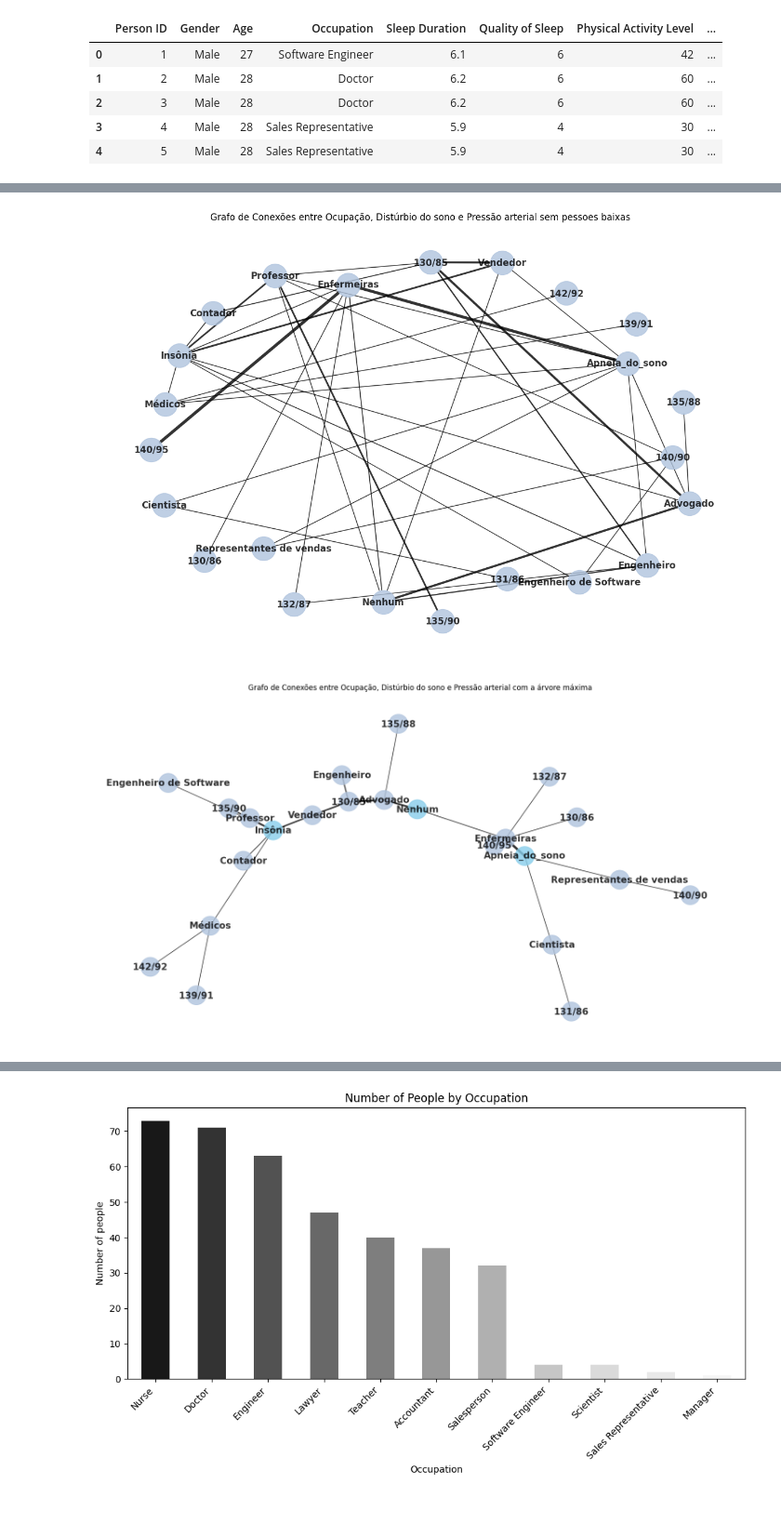
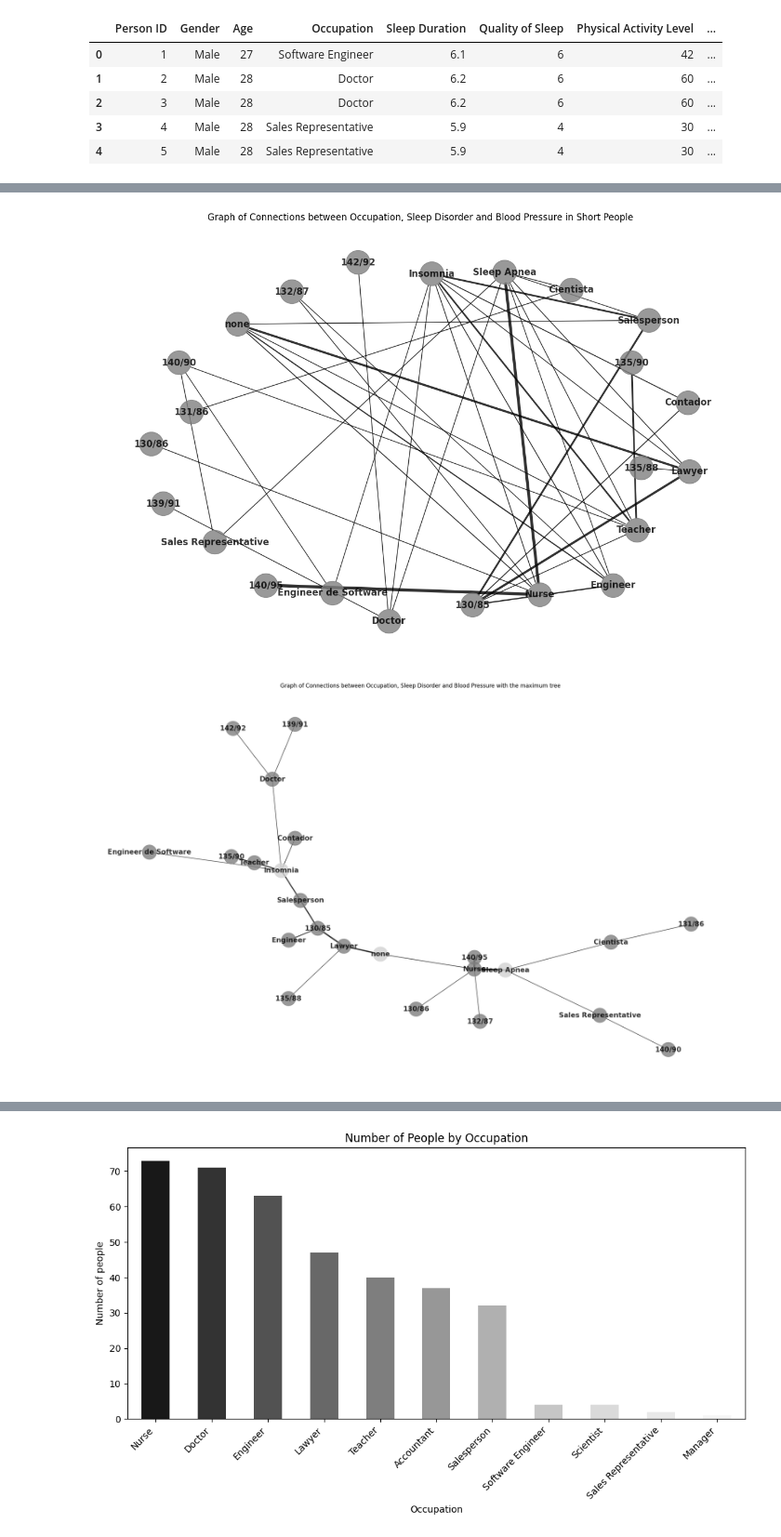
Before and after one commit to Letolsilva/AEDS-Graph-analysis-and-Sleep-disorders, a Jupyter notebook: grafos2.ipynb, the cells around one changed output, grey strips where cells are left out. Shown at 93% size. Drawn from its saved outputs; the diff is of its cells as text; code cells hidden in the pictures; blank space fills up the shorter version.

```diff
--- a/grafos2.ipynb
+++ b/grafos2.ipynb
@@ -170,8 +168,5 @@ plt.show()
 # %%
 #Grafo sem as pressoes baixas
-import networkx as nx
-import matplotlib.pyplot as plt
-
 file_path = 'Data/SemPressaoBaixa.csv'
 SemPressaoBaixa = pd.read_csv(file_path)
 grafoSemPressaoBaixa = nx.Graph()
@@ -188,39 +183,38 @@ edge_widths = calculate_edge_widths(grafoSemPressaoBaixa)
 
 plt.figure(figsize=(12, 8))
 pos = nx.fruchterman_reingold_layout(grafoSemPressaoBaixa, k=10)
-nx.draw(grafoSemPressaoBaixa, pos, with_labels=True, node_size=1000, node_color='lightsteelblue', font_weight='bold', font_size=12, alpha=0.8,width=edge_widths, edge_color='black', arrows=True)
-#edge_labels = nx.get_edge_attributes(grafoSemPressaoBaixa, 'weight')
-#nx.draw_networkx_edge_labels(grafoSemPressaoBaixa, pos, edge_labels=edge_labels)
-plt.title('Grafo de Conexões entre Ocupação, Distúrbio do sono e Pressão arterial sem pessoes baixas')
+nx.draw(grafoSemPressaoBaixa, pos, with_labels=True, node_size=1000, node_color='#808080', font_weight='bold', font_size=12, alpha=0.8,width=edge_widths, edge_color='black', arrows=True)
+
+plt.title('Graph of Connections between Occupation, Sleep Disorder and Blood Pressure in Short People')
 plt.show()
 # %% [output]
-[figure, old version]
+[figure, new version]
 # %%
 #Árvore de abrangência máxima sem pressoes baixas
 grafoSemPressaoBaixaMST = nx.Graph()
 
 edges = list(zip(SemPressaoBaixa ['Occupation'], SemPressaoBaixa ['Sleep Disorder']))
 edges += list(zip(SemPressaoBaixa ['Occupation'], SemPressaoBaixa ['Blood Pressure']))
 
 grafoSemPressaoBaixaMST.add_nodes_from(SemPressaoBaixa ['Occupation'])
 grafoSemPressaoBaixaMST.add_nodes_from(SemPressaoBaixa ['Sleep Disorder'])
 grafoSemPressaoBaixaMST.add_nodes_from(SemPressaoBaixa ['Blood Pressure'])
 
 
 add_edges_with_weights(grafoSemPressaoBaixaMST, edges)
 
 tree = nx.maximum_spanning_tree(grafoSemPressaoBaixaMST,weight='weight', algorithm='kruskal')
 
 edge_widths = calculate_edge_widths(tree)
 
-plt.figure(figsize=(15, 8))
-pos = nx.fruchterman_reingold_layout(tree, k=7)
-node_colors= ['skyblue' if node in ['Insônia', 'Apneia_do_sono', 'Nenhum'] else 'lightsteelblue' for node in tree.nodes()]
+plt.figure(figsize=(20, 12))
+pos = nx.fruchterman_reingold_layout(tree, k=15)
+node_colors= ['#D3D3D3' if node in ['Insomnia', 'Sleep Apnea', 'none'] else '#808080' for node in tree.nodes()]
 nx.draw(tree, with_labels=True, node_color=node_colors, node_size=1000, font_weight='bold', font_size=15, alpha=0.8, width=edge_widths, edge_color='black', font_color='black')
-plt.title('Grafo de Conexões entre Ocupação, Distúrbio do sono e Pressão arterial com a árvore máxima')
+plt.title('Graph of Connections between Occupation, Sleep Disorder and Blood Pressure with the maximum tree')
 plt.show()
 # %% [output]
-[figure, old version]
+[figure, new version]
 # %%
 #Grafo de ocupação, nível de estresse e disturbio
 grafoNivelDeEstesse = nx.DiGraph()
```
Also changed, not shown: parts of 11 cells of this notebook.
